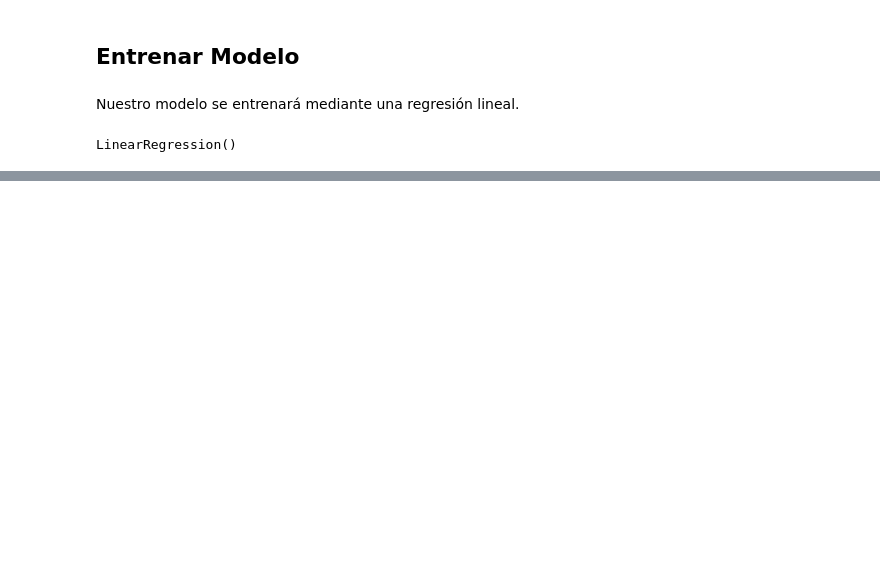
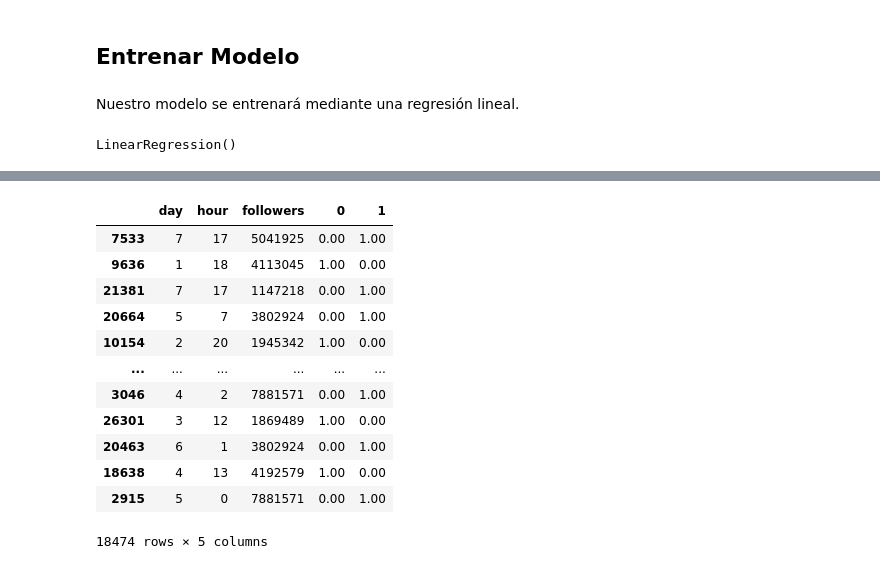
Before and after one commit to julianmelero/twitter-ai, a Jupyter notebook: Analysis/basic.ipynb, the cells around one changed output, grey strips where cells are left out. Drawn from its saved outputs; the diff is of its cells as text; code cells hidden in the pictures; blank space fills up the shorter version.

```diff
--- a/Analysis/basic.ipynb
+++ b/Analysis/basic.ipynb
@@ -768,0 +834,16 @@ X_tested
+# %%
+X_train
+# %% [output]
+|  | day | hour | followers | 0 | 1 |
+| 7533 | 7 | 17 | 5041925 | 0.00 | 1.00 |
+| 9636 | 1 | 18 | 4113045 | 1.00 | 0.00 |
+| 21381 | 7 | 17 | 1147218 | 0.00 | 1.00 |
+| 20664 | 5 | 7 | 3802924 | 0.00 | 1.00 |
+| 10154 | 2 | 20 | 1945342 | 1.00 | 0.00 |
+| ... | ... | ... | ... | ... | ... |
+| 3046 | 4 | 2 | 7881571 | 0.00 | 1.00 |
+| 26301 | 3 | 12 | 1869489 | 1.00 | 0.00 |
+| 20463 | 6 | 1 | 3802924 | 0.00 | 1.00 |
+| 18638 | 4 | 13 | 4192579 | 1.00 | 0.00 |
+| 2915 | 5 | 0 | 7881571 | 0.00 | 1.00 |
+18474 rows × 5 columns
```
Also changed, not shown: parts of 27 cells of this notebook.
